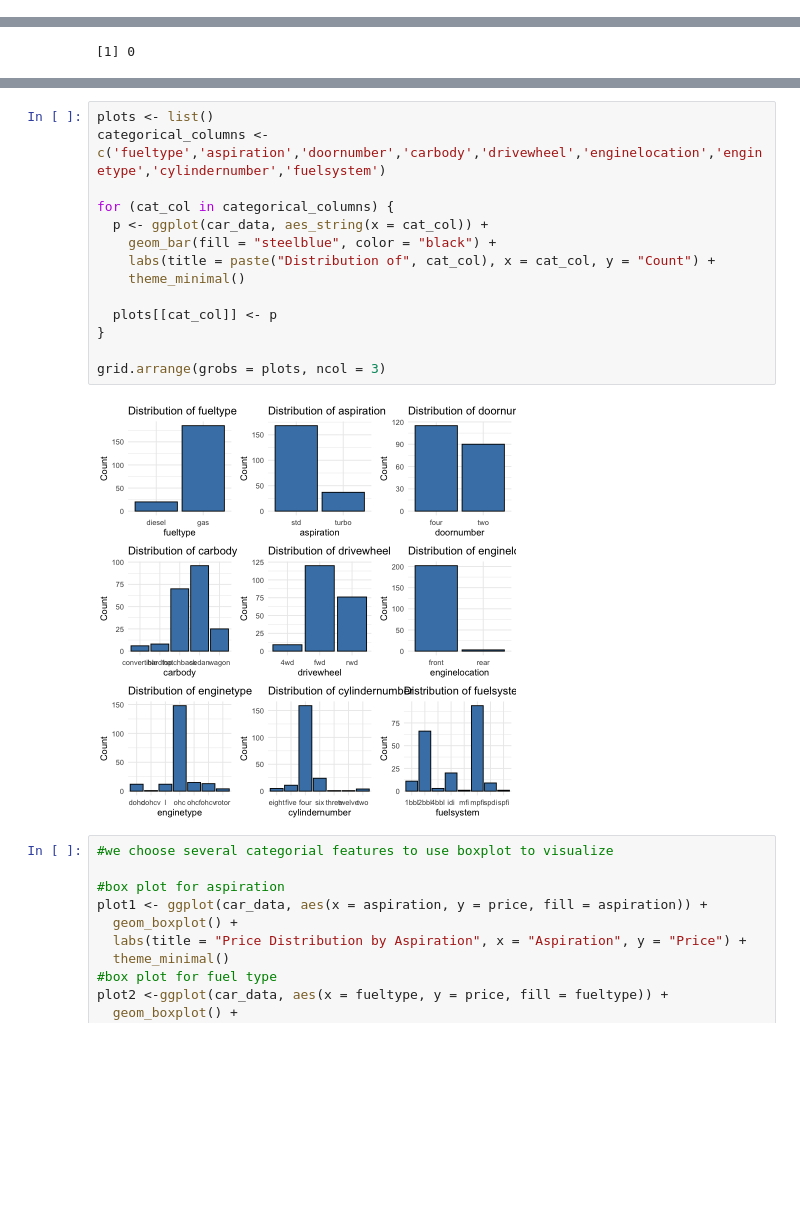
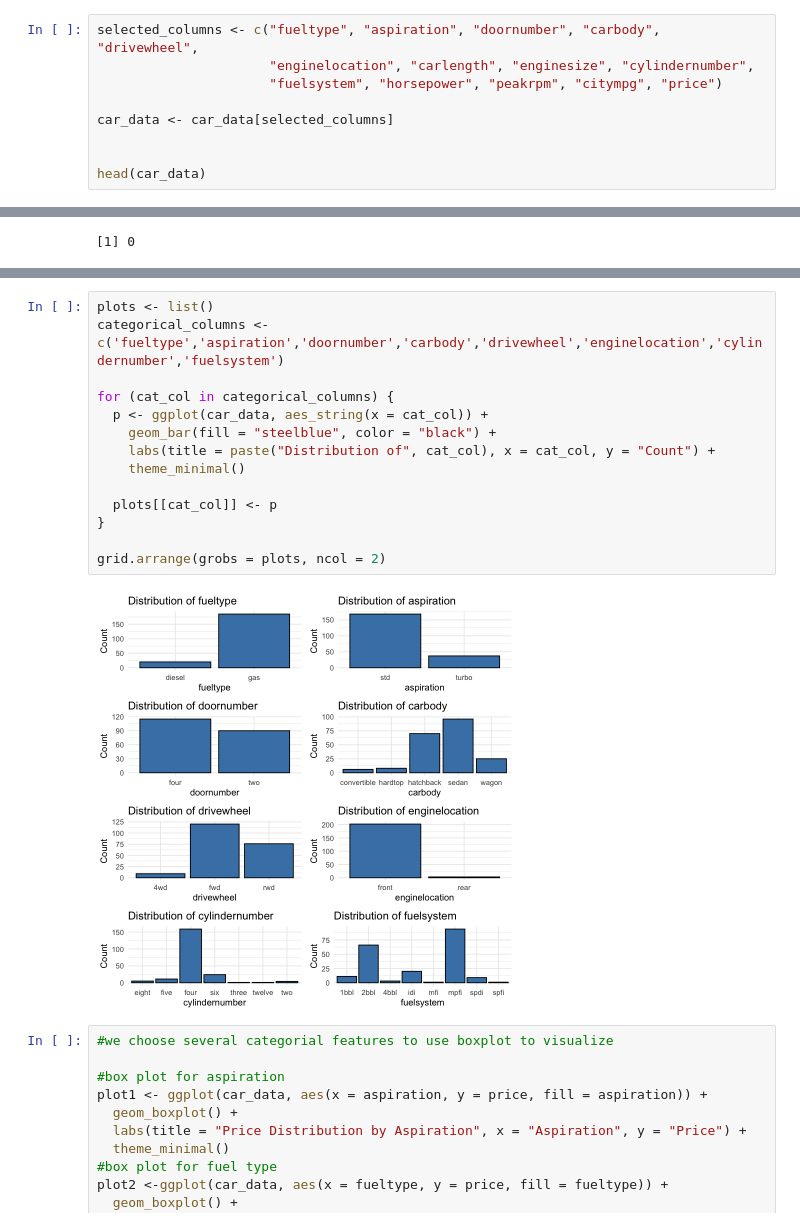
Before and after one commit to SelinaWang11/Stat306-group-project, a Jupyter notebook: proposal.ipynb, the cells around one changed output, grey strips where cells are left out. Drawn from its saved outputs; the diff is of its cells as text; blank space fills up the shorter version.

```diff
--- a/proposal.ipynb
+++ b/proposal.ipynb
@@ -54,0 +72,9 @@ A data.frame: 6 x 26
+# %%
+selected_columns <- c("fueltype", "aspiration", "doornumber", "carbody", "drivewheel",
+                      "enginelocation", "carlength", "enginesize", "cylindernumber",
+                      "fuelsystem", "horsepower", "peakrpm", "citympg", "price")
+
+car_data <- car_data[selected_columns]
+
+
+head(car_data)
@@ -123,19 +152,19 @@ for (i in 1:ncol(car_data_n)) {
 # %%
 plots <- list()
-categorical_columns <- c('fueltype','aspiration','doornumber','carbody','drivewheel','enginelocation','enginetype','cylindernumber','fuelsystem')
+categorical_columns <- c('fueltype','aspiration','doornumber','carbody','drivewheel','enginelocation','cylindernumber','fuelsystem')
 
 for (cat_col in categorical_columns) {
   p <- ggplot(car_data, aes_string(x = cat_col)) +
     geom_bar(fill = "steelblue", color = "black") +
     labs(title = paste("Distribution of", cat_col), x = cat_col, y = "Count") +
     theme_minimal()
 
   plots[[cat_col]] <- p
 }
 
-grid.arrange(grobs = plots, ncol = 3)
+grid.arrange(grobs = plots, ncol = 2)
 # %% [output]
-[figure, old version]
+[figure, new version]
 # %%
 #we choose several categorial features to use boxplot to visualize
 
```
Also changed, not shown: parts of 6 cells of this notebook, 1 other file.
